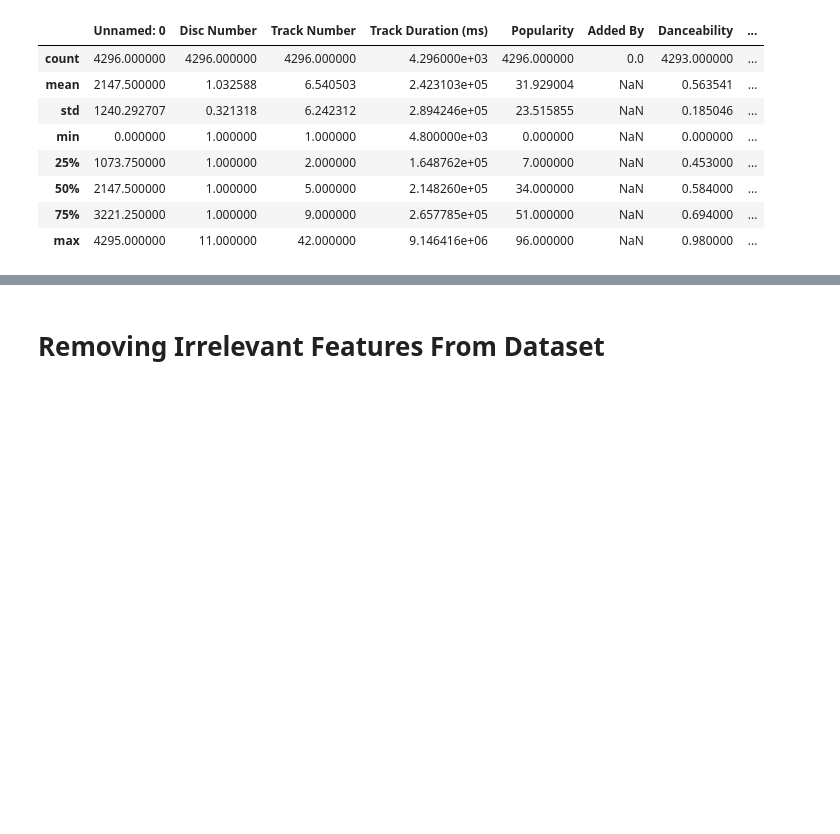
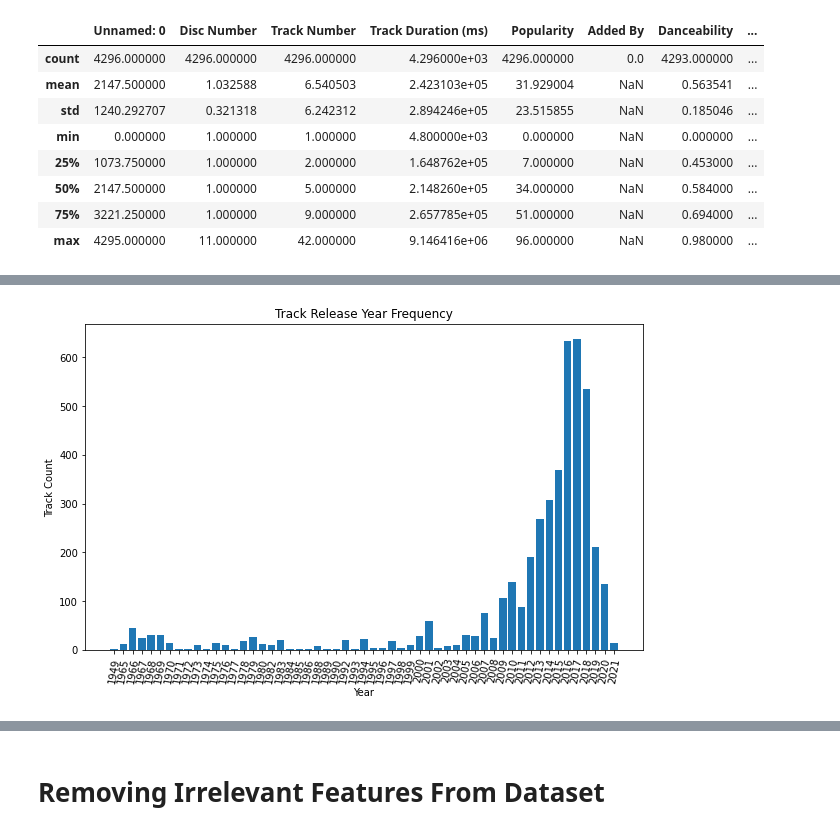
Before and after one commit to nullmaxwell/learnify, a Jupyter notebook: main.ipynb, the cells around one changed output, grey strips where cells are left out. Cells and saved outputs as stored; diff of their text form; code cells hidden in the pictures; blank space fills up the shorter version.

```diff
--- a/main.ipynb
+++ b/main.ipynb
@@ -43,0 +70,15 @@ labeled_songs.describe()
+# %%
+years = defaultdict(int)
+for i,song in analysis_data.iterrows():
+    years[song['Album Release Date'][:4]] += 1
+
+years = pd.DataFrame(years.items(), columns=['Year', 'Track Count']).sort_values('Year')
+
+plt.figure(figsize=(10, 6))
+plt.bar(years['Year'], years['Track Count'])
+plt.xticks(rotation=80)
+plt.xlabel(years.columns[0])
+plt.ylabel(years.columns[1])
+plt.title('Track Release Year Frequency');
+# %% [output]
+[figure, added]
```
Also changed, not shown: parts of 19 cells of this notebook.
